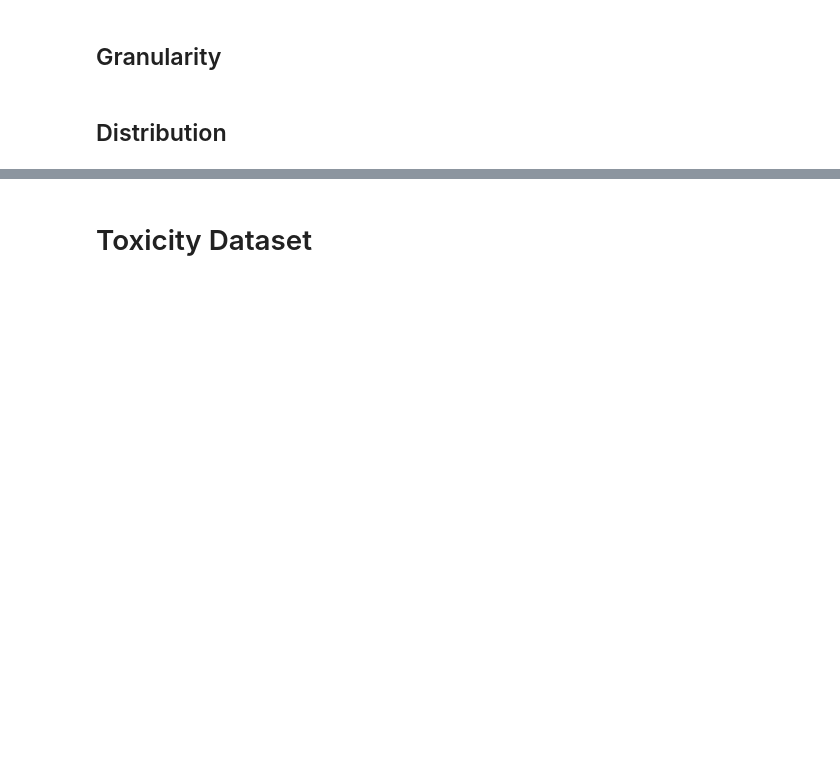
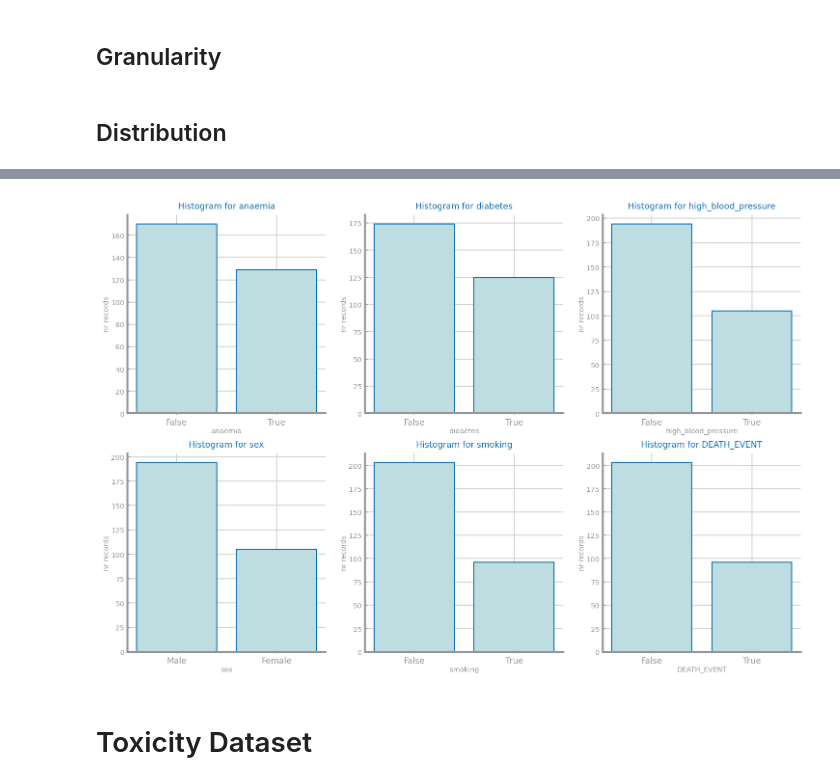
Before and after one commit to joaocmd/CD-Project, a Jupyter notebook: proj-1.ipynb, the cells around one changed output, grey strips where cells are left out. Drawn from its saved outputs; the diff is of its cells as text; code cells hidden in the pictures; blank space fills up the shorter version.

Commit message:
handle symbolic variables

```diff
--- a/proj-1.ipynb
+++ b/proj-1.ipynb
@@ -167,0 +185,4 @@ plt.show()
+# %%
+symbolic_vars = data.select_dtypes(include=['bool','category']).columns
+for v in symbolic_vars:
+    print(v, data[v].unique())
@@ -168,3 +197,23 @@ plt.show()
+# %%
+rows, cols = ds.choose_grid(len(symbolic_vars))
+fig, axs = plt.subplots(rows, cols, figsize=(cols*ds.HEIGHT, rows*ds.HEIGHT), squeeze=False)
+i, j = 0, 0
+
+for n in range(len(symbolic_vars)):
+    counts = data[symbolic_vars[n]].value_counts()
+    counts_list = counts.index.to_list()
+
+    if data[symbolic_vars[n]].dtype == np.bool:
+        counts_list = list(map(lambda x: str(x), counts_list))
+
+    ds.bar_chart(counts_list, counts.values, ax=axs[i, j], title='Histogram for %s'%symbolic_vars[n],
+                 xlabel=symbolic_vars[n], ylabel='nr records')
+
+    i, j = (i + 1, 0) if (n+1) % cols == 0 else (i, j + 1)
+
+plt.show()
+# %% [output]
+[figure, added]
 # %% [markdown]
 # Toxicity Dataset
 # %%
```
Also changed, not shown: parts of 13 cells of this notebook, 1 other file.
